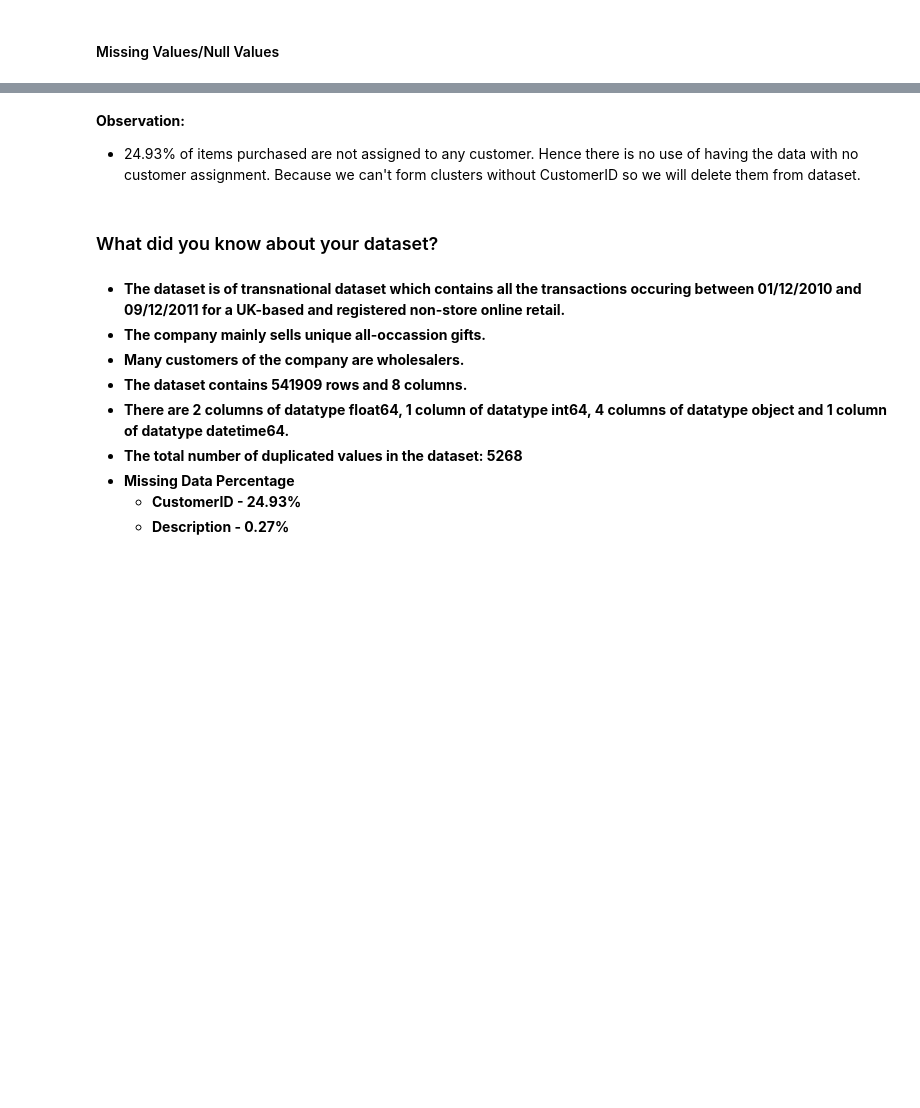
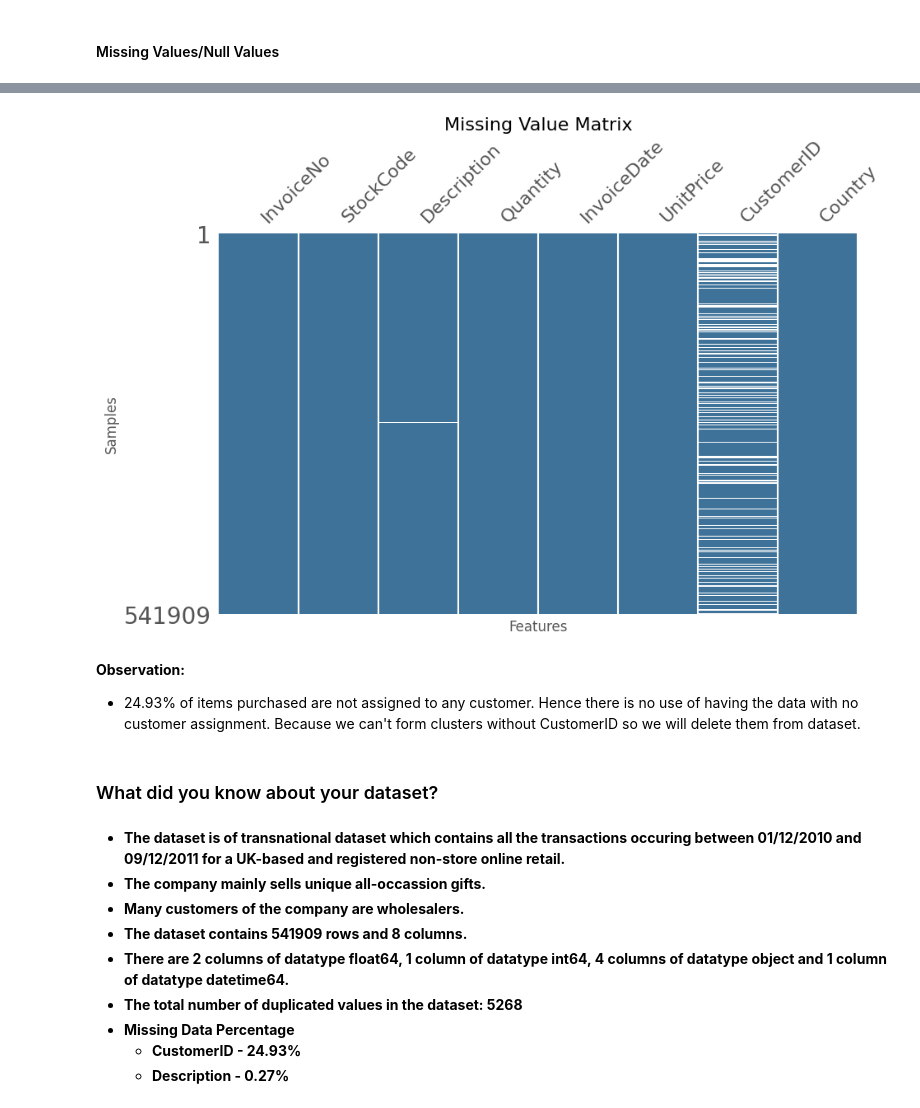
Before and after one commit to Preetirai-tech/Online-Retail-Customer-Segmentation-Project, a Jupyter notebook: Customer_Segmentation.ipynb, the cells around one changed output, grey strips where cells are left out. Drawn from its saved outputs; the diff is of its cells as text; code cells hidden in the pictures; blank space fills up the shorter version.

```diff
--- a/Customer_Segmentation.ipynb
+++ b/Customer_Segmentation.ipynb
@@ -128,3 +182,16 @@ msno.matrix(retail_df)
+# %%
+import missingno as msno
+
+# create missing value matrix plot
+msno.matrix(retail_df, figsize=(10,6), sparkline=False, color=(0.25, 0.45, 0.6))
+
+# customize plot
+plt.title('Missing Value Matrix', fontsize=16)
+plt.xlabel('Features', fontsize=12)
+plt.ylabel('Samples', fontsize=12)
+plt.show()
+# %% [output]
+[figure, added]
 # %% [markdown]
 **Observation:**
 - 24.93% of items purchased are not assigned to any customer. Hence there is no use of having the data with no customer assignment. Because we can't form clusters without CustomerID so we will delete them from dataset.
```
Also changed, not shown: parts of 17 cells of this notebook.
